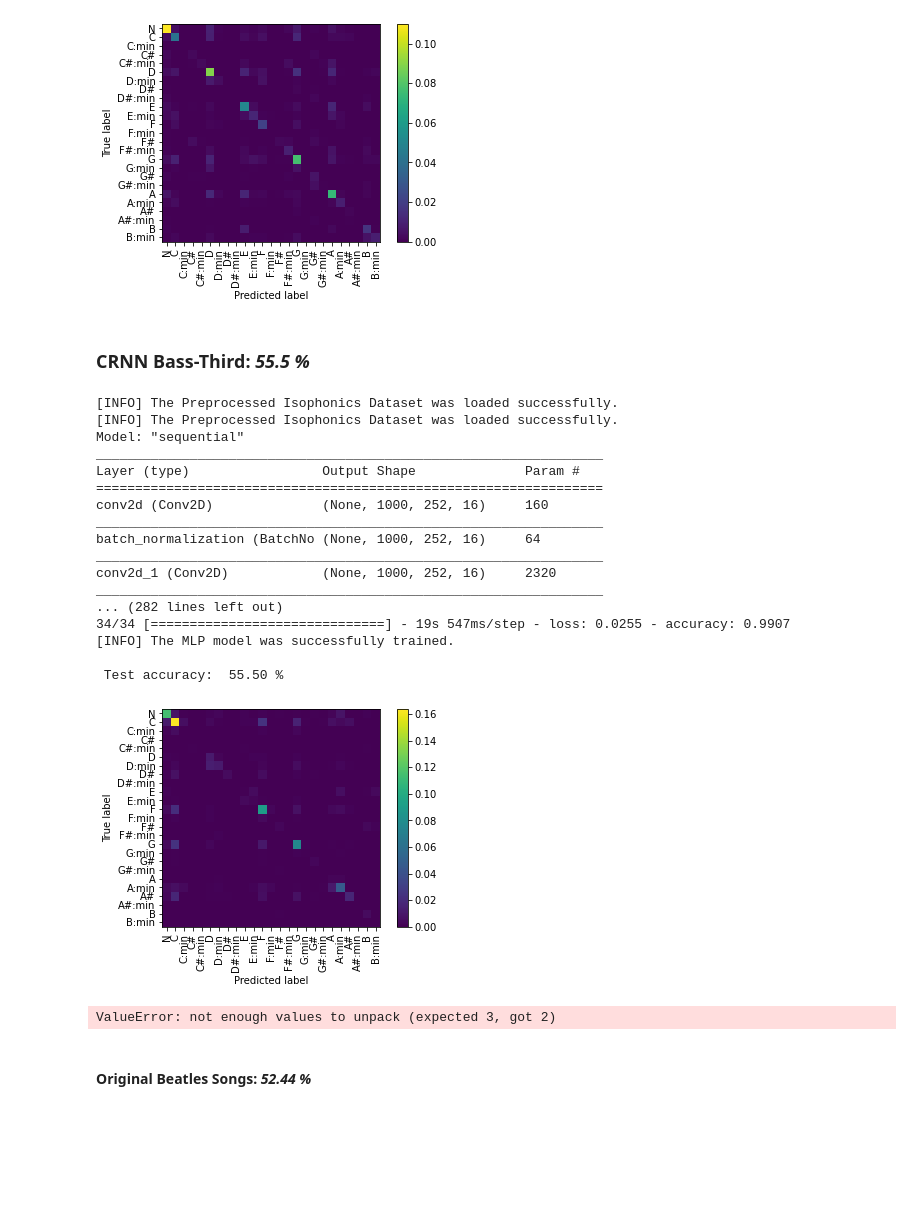
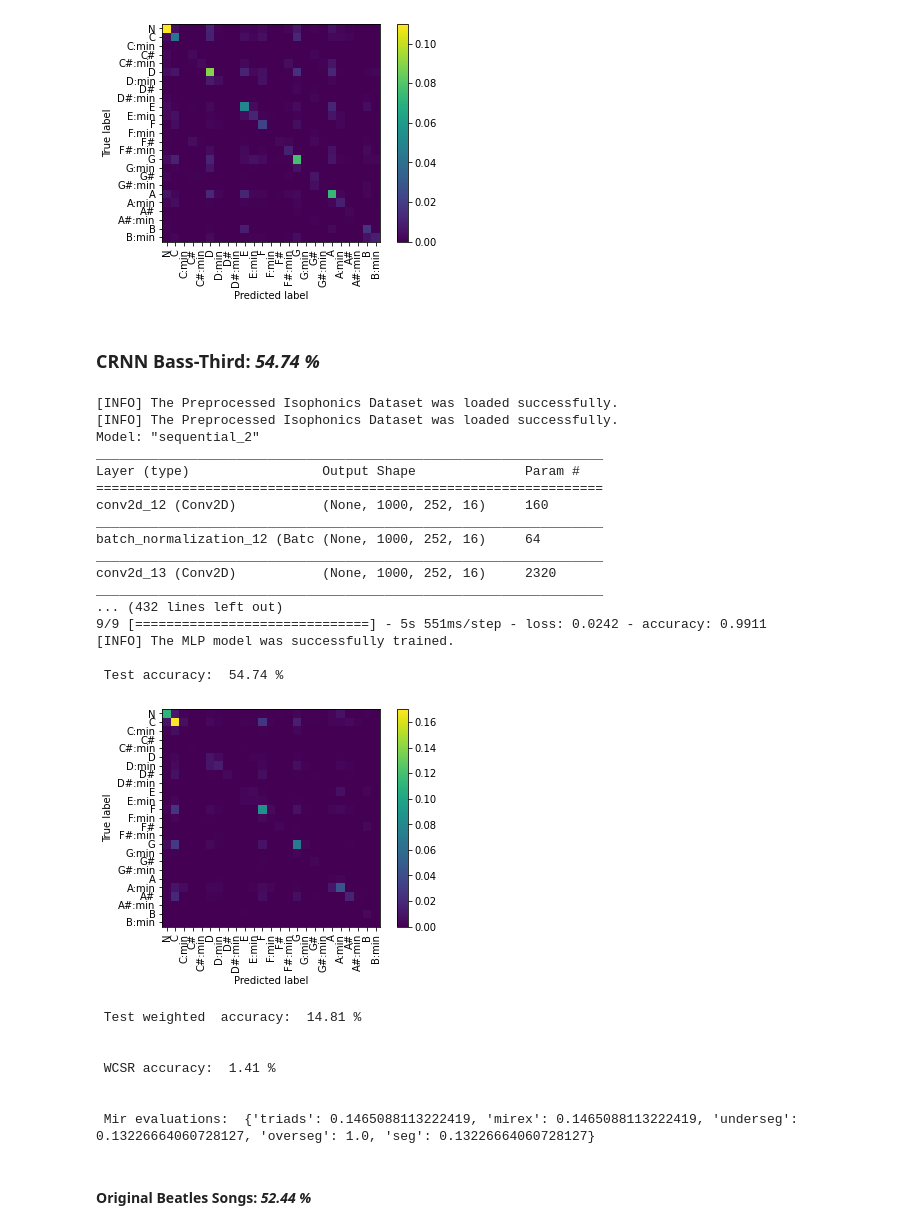
Before and after one commit to lanzv/SongChordsRecognizer, a Jupyter notebook: ACR_Training/Beatles Results.ipynb, the cells around one changed output. Cells and saved outputs as stored; diff of their text form; code cells hidden in the pictures; blank space fills up the shorter version.

Commit message:
Refactor Evaluator, Add CRNN bass-third model all scores

```diff
--- a/ACR_Training/Beatles Results.ipynb
+++ b/ACR_Training/Beatles Results.ipynb
@@ -513,7 +513,7 @@ Epoch 50/50
  Testweighted  accuracy:  3.91 %
 [figure]
 # %% [markdown]
-### CRNN Bass-Third: ***55.5 %***
+### CRNN Bass-Third: ***54.74 %***
 # %%
 from sklearn.preprocessing import StandardScaler
 from sklearn.decomposition import PCA
@@ -535,52 +535,66 @@ train_x = preprocessor.transform(train_x.reshape((-1, 252))).reshape((-1, n_fram
 
 # TRAIN
 # Create model
-crnn_model = BassVsThird(input_shape=(n_frames, n_chromas, 1), output_classes=25)
+crnn_model = BassVsThird1(input_shape=(n_frames, n_chromas, 1), output_classes=25)
 # Train model
-crnn_model.fit(train_x, train_y, bass_epochs=75, third_epochs=50)
+crnn_model.fit(train_x, train_y, bass_epochs=100, third_epochs=100)
 
 
 # EVALUATE
 # Collecting
 grouped_test_x, grouped_test_y = [], []
 gold, predictions = [], []
 for songs_features, songs_labels in zip(test_x, test_y):
     songs_features_transformed = preprocessor.transform(songs_features.reshape((-1, n_chromas))).reshape((-1, n_frames, n_chromas, 1))
     gold.append(songs_labels)
-    predictions.append(crnn_model.predict(songs_features_transformed, songs_labels))
+    predictions.append(crnn_model.predict(songs_features_transformed, songs_labels).reshape((-1, 1000, 1)))
     for feature_sequence, label_sequence in zip(songs_features_transformed, songs_labels):
         grouped_test_x.append(feature_sequence)
         grouped_test_y.append(label_sequence)
 grouped_test_x = np.array(grouped_test_x)
 grouped_test_y = np.array(grouped_test_y)
 
 # Accuracy
 print("\n","Test accuracy: ", "{:.2f}".format(100*crnn_model.score(grouped_test_x, grouped_test_y)), "%", "\n")
 crnn_model.display_confusion_matrix(grouped_test_x, grouped_test_y)
 # Weighted Accuracy
-print("\n","Testweighted  accuracy: ",
+print("\n","Test weighted  accuracy: ",
       "{:.2f}".format(100*Evaluator.eval_isophonics_testset(gold, predictions)),
       "%", "\n")
+# Weighted Accuracy
+print("\n","WCSR accuracy: ",
+      "{:.2f}".format(100*Evaluator.own_weighted_chord_symbol_recall(gold, predictions)),
+      "%", "\n")
+
+# Related mir eval scores
+print("\n","Mir evaluations: ",
+      Evaluator.mir_eval_all(gold, predictions),"\n")
 # %% [output]
 [INFO] The Preprocessed Isophonics Dataset was loaded successfully.
 [INFO] The Preprocessed Isophonics Dataset was loaded successfully.
-Model: "sequential"
+Model: "sequential_2"
 _________________________________________________________________
 Layer (type)                 Output Shape              Param #
 =================================================================
-conv2d (Conv2D)              (None, 1000, 252, 16)     160
+conv2d_12 (Conv2D)           (None, 1000, 252, 16)     160
 _________________________________________________________________
-batch_normalization (BatchNo (None, 1000, 252, 16)     64
+batch_normalization_12 (Batc (None, 1000, 252, 16)     64
 _________________________________________________________________
-conv2d_1 (Conv2D)            (None, 1000, 252, 16)     2320
+conv2d_13 (Conv2D)           (None, 1000, 252, 16)     2320
 _________________________________________________________________
-... (282 lines left out)
-34/34 [==============================] - 19s 547ms/step - loss: 0.0255 - accuracy: 0.9907
+... (432 lines left out)
+9/9 [==============================] - 5s 551ms/step - loss: 0.0242 - accuracy: 0.9911
 [INFO] The MLP model was successfully trained.
 
- Test accuracy:  55.50 %
+ Test accuracy:  54.74 %
-[figure, old version]
+[figure, new version]
-ValueError: not enough values to unpack (expected 3, got 2)
+ Test weighted  accuracy:  14.81 %
+
+
+ WCSR accuracy:  1.41 %
+
+
+ Mir evaluations:  {'triads': 0.1465088113222419, 'mirex': 0.1465088113222419, 'underseg': 0.13226664060728127, 'overseg': 1.0, 'seg': 0.13226664060728127}
 # %% [markdown]
 #### Original Beatles Songs: ***52.44 %***
 # %%
```
Also changed, not shown: 1 other file.
